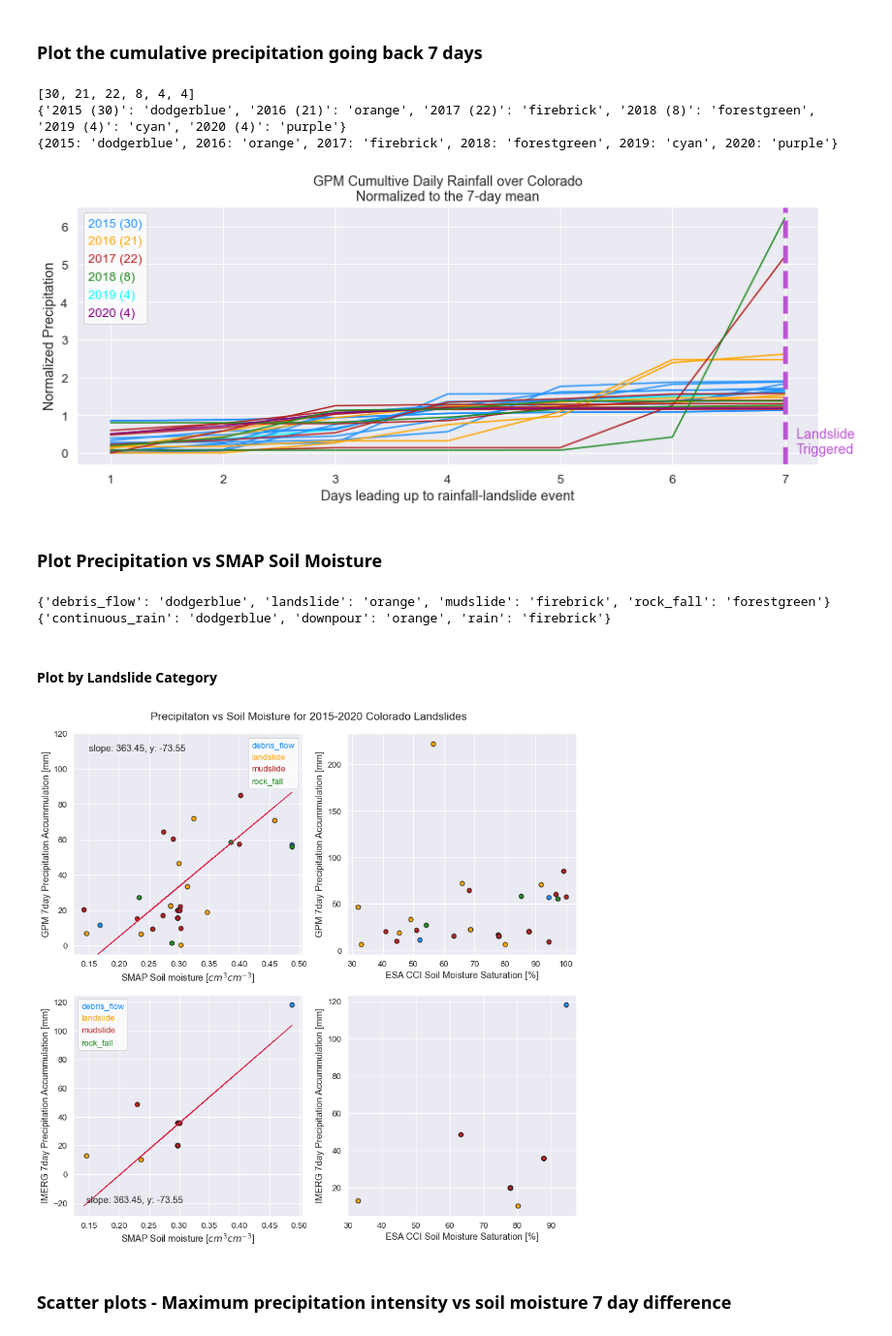
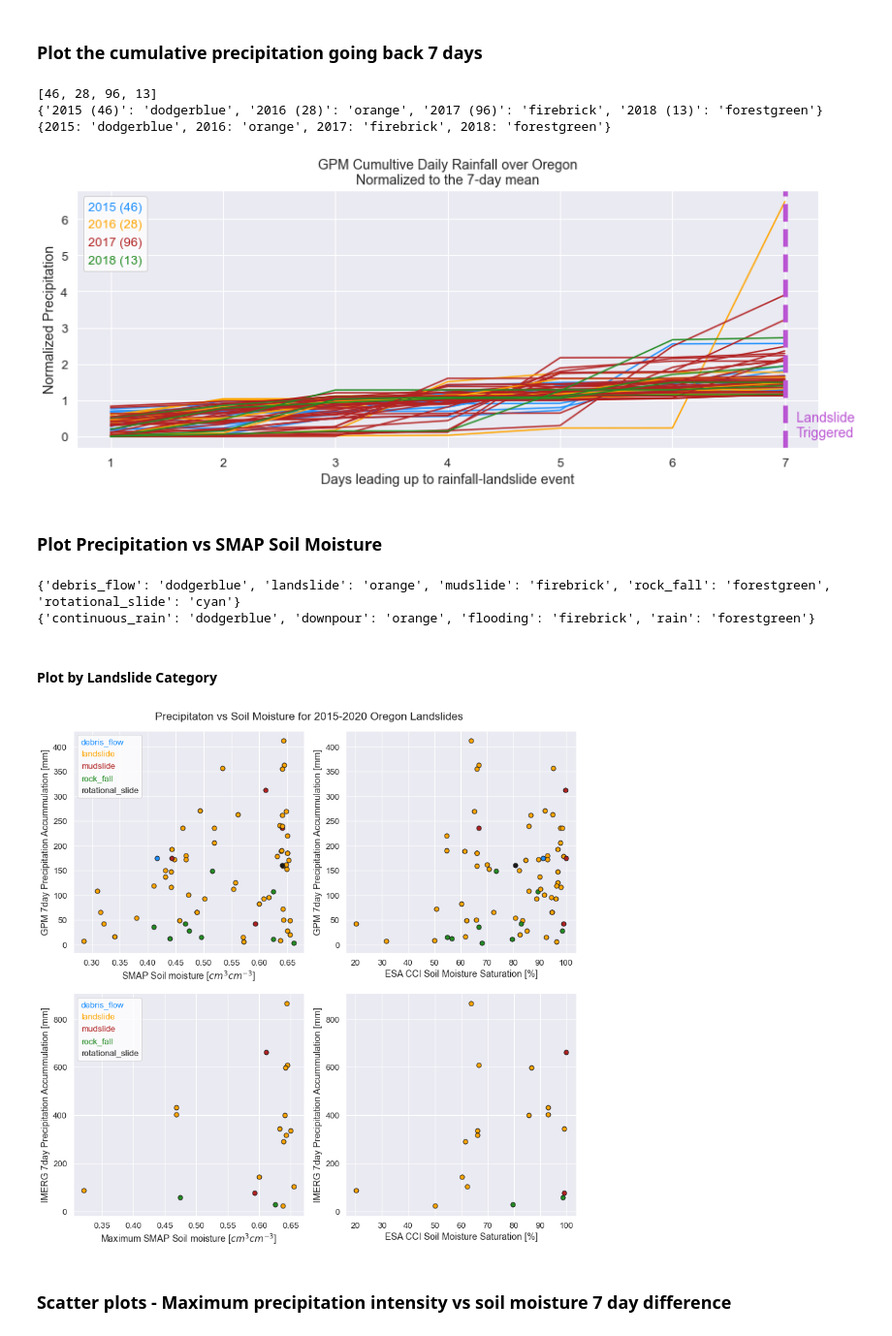
Before and after one commit to jacquiewitte/capstone-landslides-soilmoisture, a Jupyter notebook: landslide_precip_soilm_DataAnalyses_final.ipynb, the cells around one changed output. Shown at 97% size. Saved outputs shown, nothing was run; the diff lists cells and outputs as text; code cells hidden in the pictures.

```diff
--- a/landslide_precip_soilm_DataAnalyses_final.ipynb
+++ b/landslide_precip_soilm_DataAnalyses_final.ipynb
@@ -129,7 +129,7 @@ def leastsq(x, y, method=3):
 # %%
 westernUS = ['Colorado', 'Utah', 'Idaho',
              'California', 'Oregon', 'Washington']
-state = westernUS[0]
+state = westernUS[4]
 # %% [markdown]
 ### Find and open the csv files to dataFrames
 # %%
@@ -192,9 +192,9 @@ color_dict = dict(zip(year, colors))
 print(landslide_dict)
 print(color_dict)
 # %% [output]
-[30, 21, 22, 8, 4, 4]
-{'2015 (30)': 'dodgerblue', '2016 (21)': 'orange', '2017 (22)': 'firebrick', '2018 (8)': 'forestgreen', '2019 (4)': 'cyan', '2020 (4)': 'purple'}
-{2015: 'dodgerblue', 2016: 'orange', 2017: 'firebrick', 2018: 'forestgreen', 2019: 'cyan', 2020: 'purple'}
+[46, 28, 96, 13]
+{'2015 (46)': 'dodgerblue', '2016 (28)': 'orange', '2017 (96)': 'firebrick', '2018 (13)': 'forestgreen'}
+{2015: 'dodgerblue', 2016: 'orange', 2017: 'firebrick', 2018: 'forestgreen'}
 # %%
 fig, ax = plt.subplots(figsize=(14, 5), sharex=True, sharey=True)
 
@@ -231,7 +231,7 @@ cache_override = False or GLOBAL_CACHE_OVERRIDE
 if not os.path.exists(output_fig) or cache_override:
     plt.savefig(output_fig)
 # %% [output]
-[figure, old version]
+[figure, new version]
 # %% [markdown]
 ### Plot Precipitation vs SMAP Soil Moisture
 # %%
@@ -241,8 +241,8 @@ print(category)
 trigger = dict(zip(np.unique(landslide_df['landslide_trigger']), colors))
 print(trigger)
 # %% [output]
-{'debris_flow': 'dodgerblue', 'landslide': 'orange', 'mudslide': 'firebrick', 'rock_fall': 'forestgreen'}
-{'continuous_rain': 'dodgerblue', 'downpour': 'orange', 'rain': 'firebrick'}
+{'debris_flow': 'dodgerblue', 'landslide': 'orange', 'mudslide': 'firebrick', 'rock_fall': 'forestgreen', 'rotational_slide': 'cyan'}
+{'continuous_rain': 'dodgerblue', 'downpour': 'orange', 'flooding': 'firebrick', 'rain': 'forestgreen'}
 # %% [markdown]
 #### Plot by Landslide Category
 # %%
@@ -308,7 +308,7 @@ for id, df in landslide_df.groupby("landslide_id"):
                         edgecolor='k', s=50.0,
                         color=category[cat])
 
-ax3.set(xlabel='SMAP Soil moisture [$cm^3 cm^{-3}$]',
+ax3.set(xlabel='Maximum SMAP Soil moisture [$cm^3 cm^{-3}$]',
         ylabel='IMERG 7day Precipitation Accummulation [mm]')
 #ax3.set_ylim([-5, 120])
 
@@ -329,34 +329,34 @@ trend_mean_text = 'slope: '+str('{:.2f}'.format(slope)) + \
 
 # plot the linear trend
 if state == 'Colorado':
     ax3.plot(landslide_df['smap_sm'],
              intercept + slope*landslide_df['smap_sm'],
              color='crimson',
              linewidth=1.0)
     ax1.set_ylim(-5, 120)
     ax1.text(0.15, 110, trend_mean_text)
     ax3.text(min(x), -20, trend_mean_text)
 
 # Add legend
 leg = ax3.legend(handlelength=0, handletextpad=0, fancybox=True,
                  labels=category, labelcolor=colors, facecolor='white')
 for item in leg.legendHandles:
     item.set_visible(False)
 
 
 plt.tight_layout()
 
 # output the figure
 output_fig = os.path.join(et.io.HOME,
                           'earth-analytics',
                           'capstone-landslides-soilmoisture', 'plots',
                           'sm_VS_precip_2015_2020_category_'+state+'.png')
 
 cache_override = False or GLOBAL_CACHE_OVERRIDE
 if not os.path.exists(output_fig) or cache_override:
     plt.savefig(output_fig)
 # %% [output]
-[figure, old version]
+[figure, new version]
 # %% [markdown]
 ### Scatter plots - Maximum precipitation intensity vs soil moisture 7 day difference
 # %%
```
Also changed, not shown: parts of 7 cells of this notebook.
